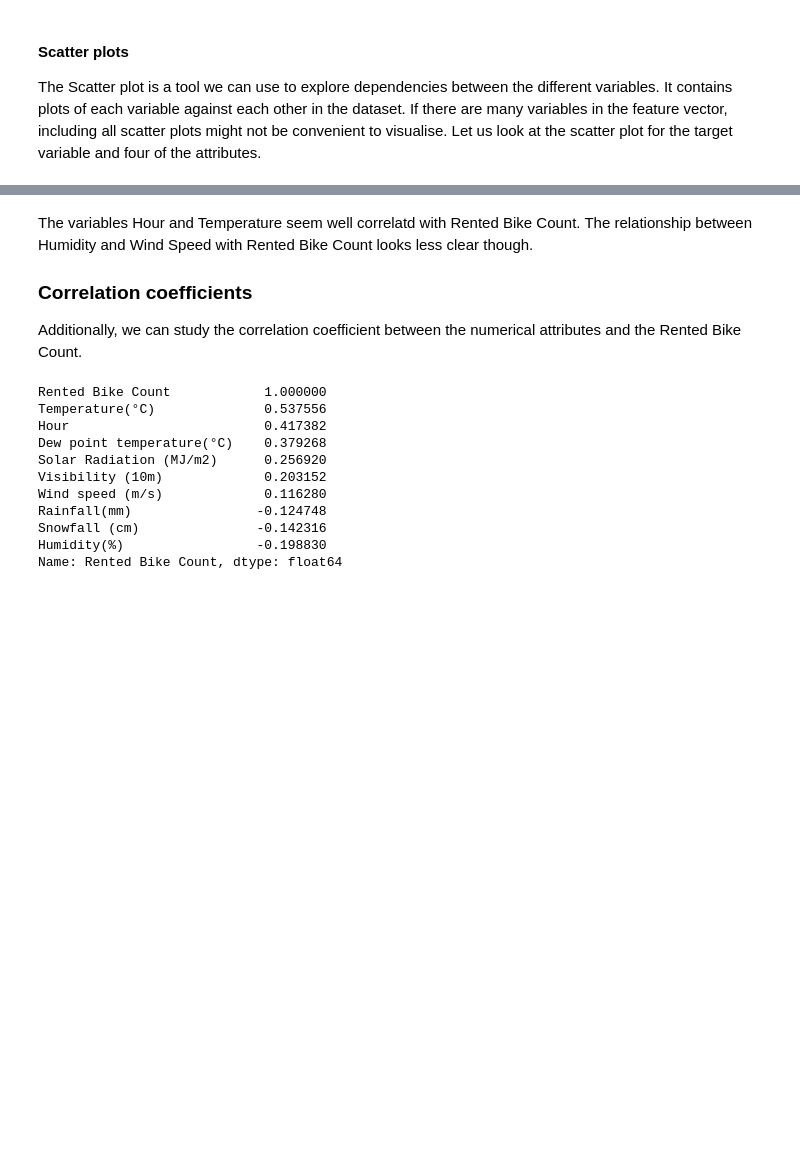
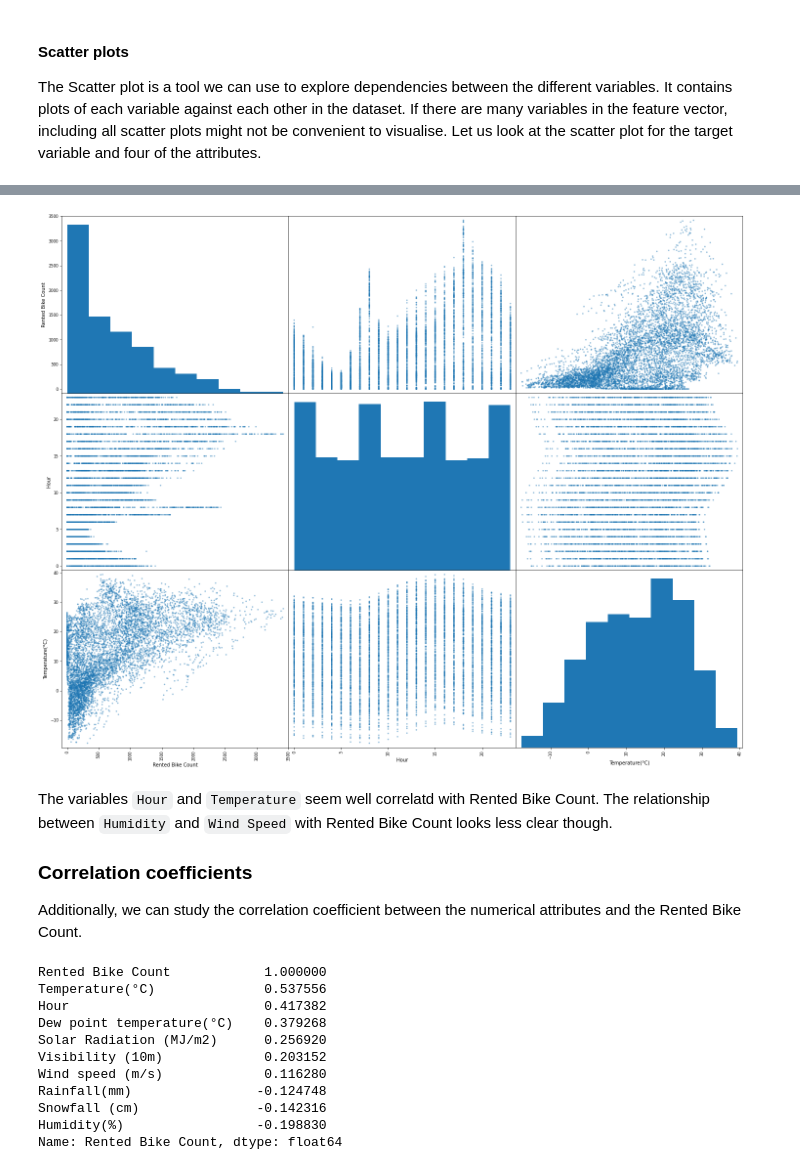
Before and after one commit to deewong7/MLAI, a Jupyter notebook: Labs/Lab 2 - End-to-end project in ML.ipynb, the cells around one changed output, grey strips where cells are left out. Drawn from its saved outputs; the diff is of its cells as text; code cells hidden in the pictures; blank space fills up the shorter version.

```diff
--- a/Labs/Lab 2 - End-to-end project in ML.ipynb
+++ b/Labs/Lab 2 - End-to-end project in ML.ipynb
@@ -151,5 +168,10 @@ figscat = scatter_matrix(bs_train_set[attributes], figsize=(20, 15))
+# %%
+corelated_attributes = ['Rented Bike Count', 'Hour', 'Temperature(°C)']
+my_fig = scatter_matrix(bs_train_set[corelated_attributes], figsize=(25, 20))
+# %% [output]
+[figure, added]
 # %% [markdown]
-The variables Hour and Temperature seem well correlatd with Rented Bike Count. The relationship between Humidity and Wind Speed with Rented Bike Count looks less clear though.
+The variables `Hour` and `Temperature` seem well correlatd with Rented Bike Count. The relationship between `Humidity` and `Wind Speed` with Rented Bike Count looks less clear though.
 
 ### Correlation coefficients
 
```
Also changed, not shown: parts of 34 cells of this notebook.
